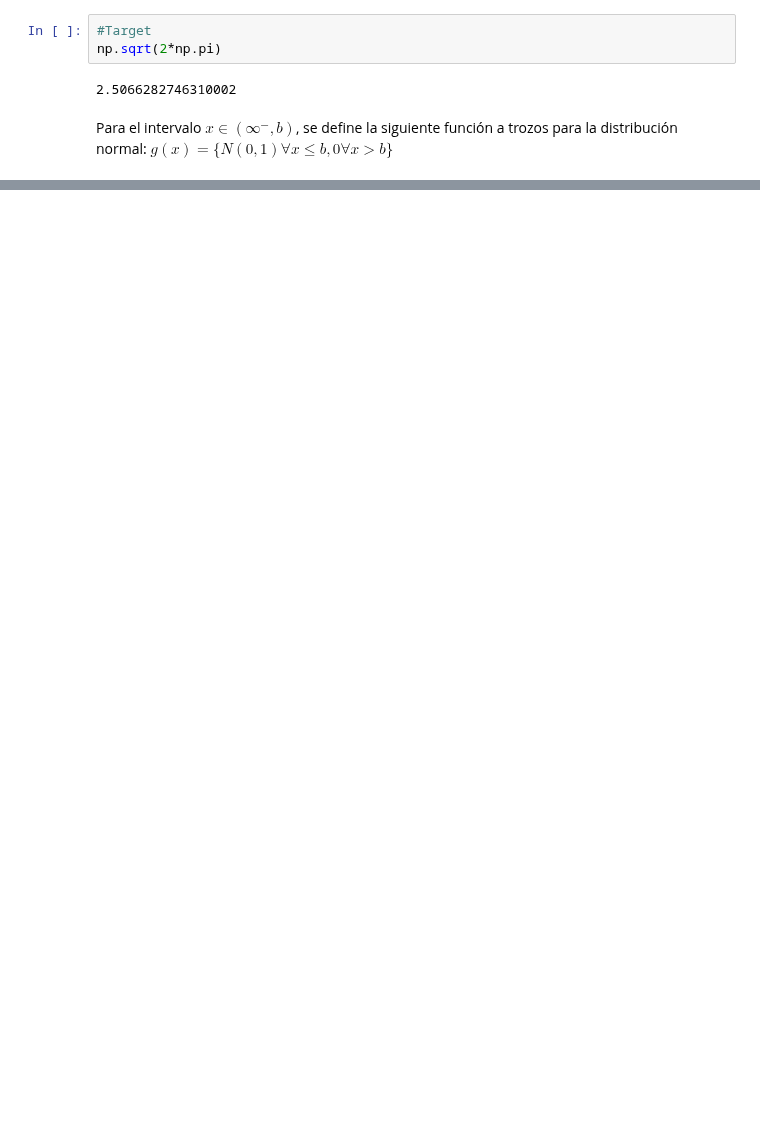
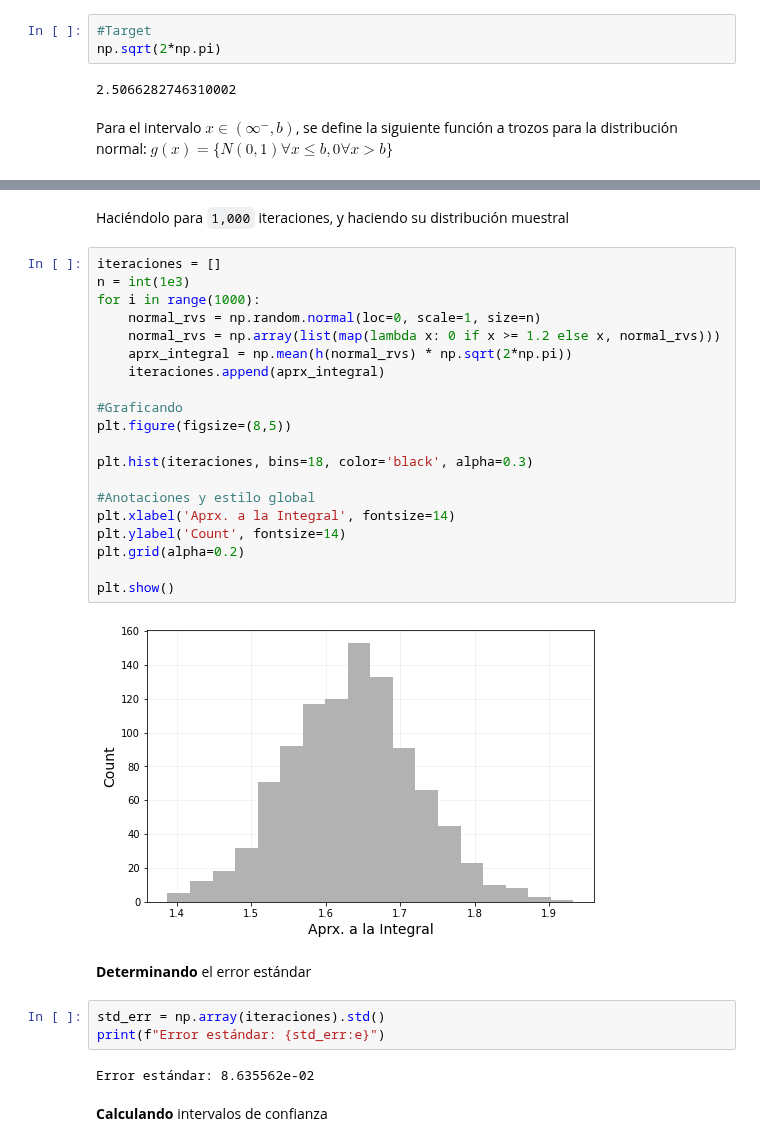
Before and after one commit to CAMM961001/itam-mcd, a Jupyter notebook: optimizacion/01-computo-cientifico/1.7-integracion-numerica.ipynb, the cells around one changed output, grey strips where cells are left out. Saved outputs shown, nothing was run; the diff lists cells and outputs as text; blank space fills up the shorter version.

```diff
--- a/optimizacion/01-computo-cientifico/1.7-integracion-numerica.ipynb
+++ b/optimizacion/01-computo-cientifico/1.7-integracion-numerica.ipynb
@@ -775,0 +787,33 @@ np.mean(iteraciones)
+# %% [markdown]
+Haciéndolo para `1,000` iteraciones, y haciendo su distribución muestral
+# %%
+iteraciones = []
+n = int(1e3)
+for i in range(1000):
+    normal_rvs = np.random.normal(loc=0, scale=1, size=n)
+    normal_rvs = np.array(list(map(lambda x: 0 if x >= 1.2 else x, normal_rvs)))
+    aprx_integral = np.mean(h(normal_rvs) * np.sqrt(2*np.pi))
+    iteraciones.append(aprx_integral)
+
+#Graficando
+plt.figure(figsize=(8,5))
+
+plt.hist(iteraciones, bins=18, color='black', alpha=0.3)
+
+#Anotaciones y estilo global
+plt.xlabel('Aprx. a la Integral', fontsize=14)
+plt.ylabel('Count', fontsize=14)
+plt.grid(alpha=0.2)
+
+plt.show()
+# %% [output]
+[figure, added]
+# %% [markdown]
+**Determinando** el error estándar
+# %%
+std_err = np.array(iteraciones).std()
+print(f"Error estándar: {std_err:e}")
+# %% [output]
+Error estándar: 8.635562e-02
+# %% [markdown]
+**Calculando** intervalos de confianza
```
Also changed, not shown: parts of 31 cells of this notebook.
